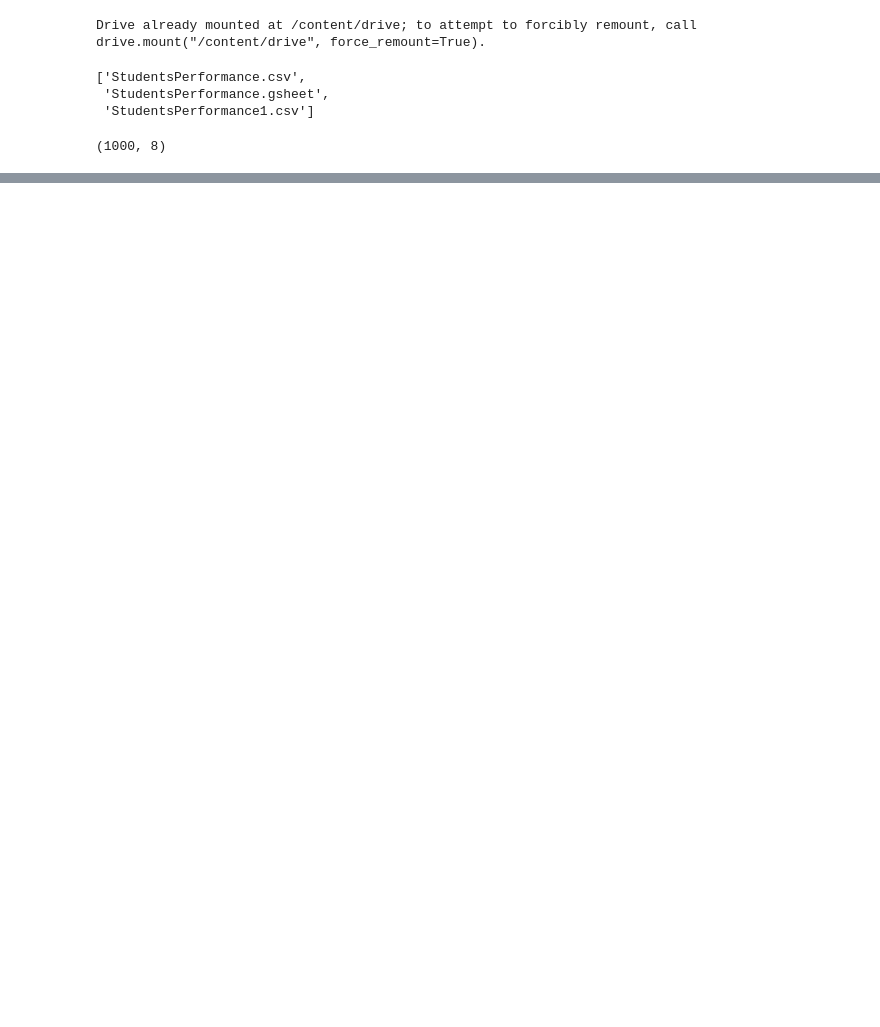
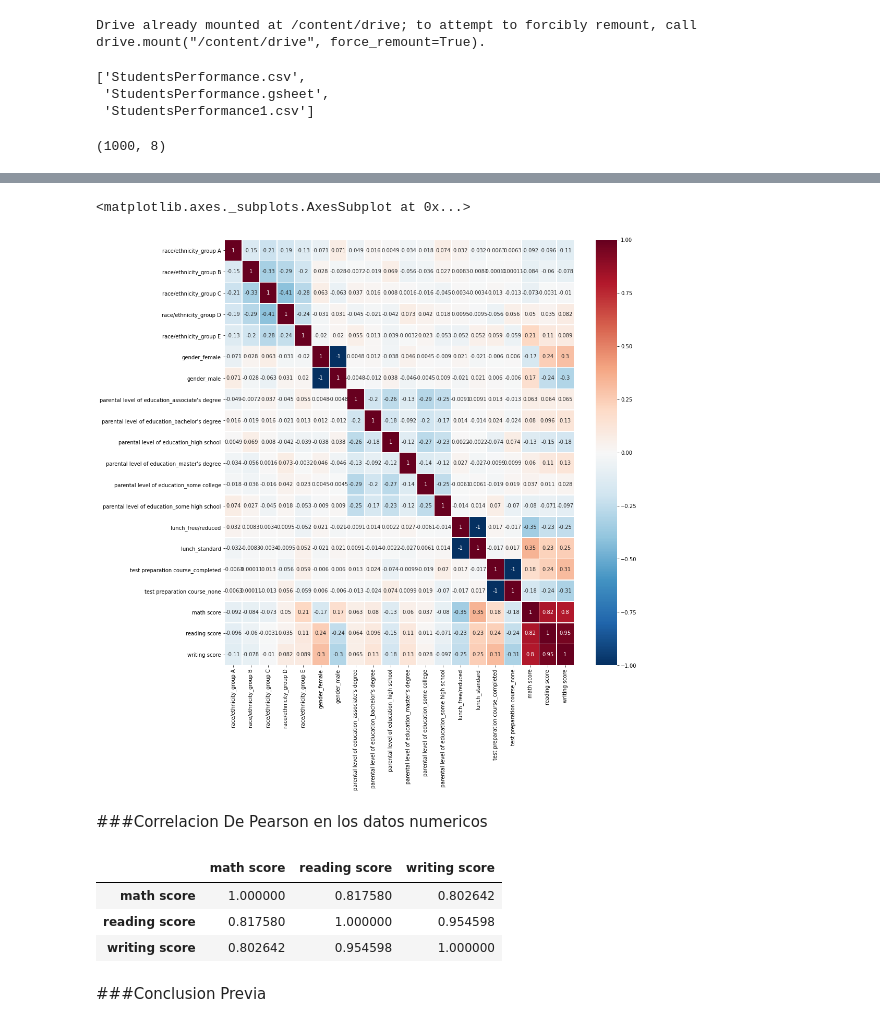
Before and after one commit to vale314/machine-learning-course-CUCEI-00, a Jupyter notebook: Challenge06.ipynb, the cells around one changed output, grey strips where cells are left out. Cells and saved outputs as stored; diff of their text form; code cells hidden in the pictures; blank space fills up the shorter version.

```diff
--- a/Challenge06.ipynb
+++ b/Challenge06.ipynb
@@ -57,0 +73,6 @@ df.head()
+# %%
+dfC['math score'] = pd.qcut(df['math score'], q=4)
+dfC['reading score'] = pd.qcut(df['reading score'], q=4)
+dfC['writing score'] = pd.qcut(df['writing score'], q=4)
+
+dfC.head()
@@ -57,0 +106,14 @@ df.head()
+# %%
+dfG = pd.get_dummies(dfC, columns=["race/ethnicity"])
+dfG = pd.get_dummies(dfG, columns=["gender"])
+dfG = pd.get_dummies(dfG, columns=["parental level of education"])
+dfG = pd.get_dummies(dfG, columns=["lunch"])
+dfG = pd.get_dummies(dfG, columns=["test preparation course"])
+dfG = dfG.drop('math score', axis = 1)
+dfG = dfG.drop('reading score', axis = 1)
+dfG = dfG.drop('writing score', axis = 1)
+# %%
+
+dfG['math score'] = df['math score']
+dfG['reading score'] = df['reading score']
+dfG['writing score'] = df['writing score']
@@ -57,0 +131,3 @@ df.head()
+# %%
+pearsoncorr = dfG.corr(method='pearson')
+pearsoncorr
@@ -57,0 +152,26 @@ df.head()
+# %%
+fig, ax = plt.subplots(figsize=(15,15))         # Sample figsize in inches
+
+sb.heatmap(pearsoncorr,
+            xticklabels=pearsoncorr.columns,
+            yticklabels=pearsoncorr.columns,
+            cmap='RdBu_r',
+            annot=True,
+            linewidths=.5,
+            ax=ax
+            )
+# %% [output]
+<matplotlib.axes._subplots.AxesSubplot at 0x...>
+[figure, added]
+# %% [markdown]
+###Correlacion De Pearson en los datos numericos
+# %%
+pearsoncorr = df.corr(method='pearson')
+pearsoncorr
+# %% [output]
+|  | math score | reading score | writing score |
+| math score | 1.000000 | 0.817580 | 0.802642 |
+| reading score | 0.817580 | 1.000000 | 0.954598 |
+| writing score | 0.802642 | 0.954598 | 1.000000 |
+# %% [markdown]
+###Conclusion Previa
```
Also changed, not shown: parts of 22 cells of this notebook.
